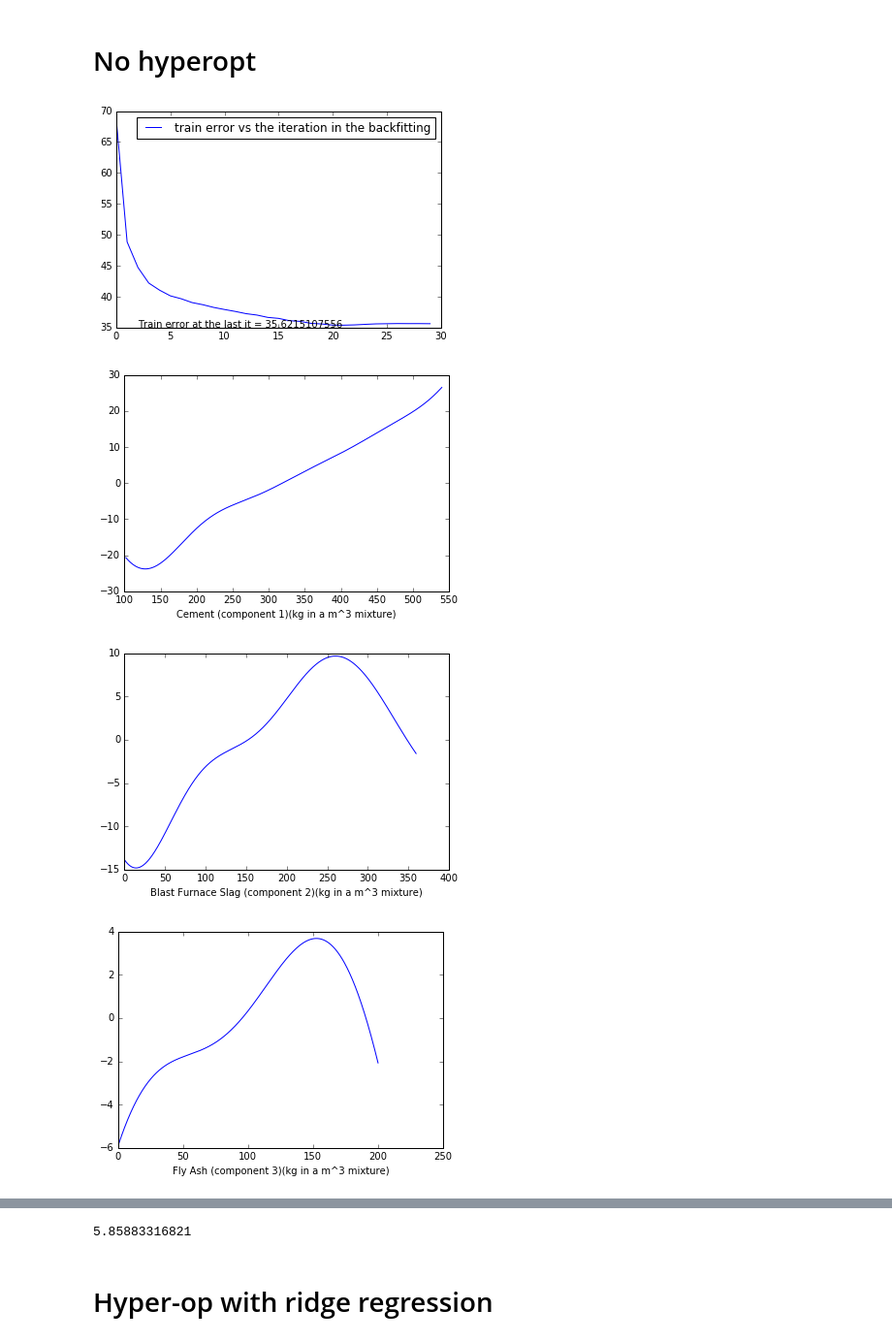
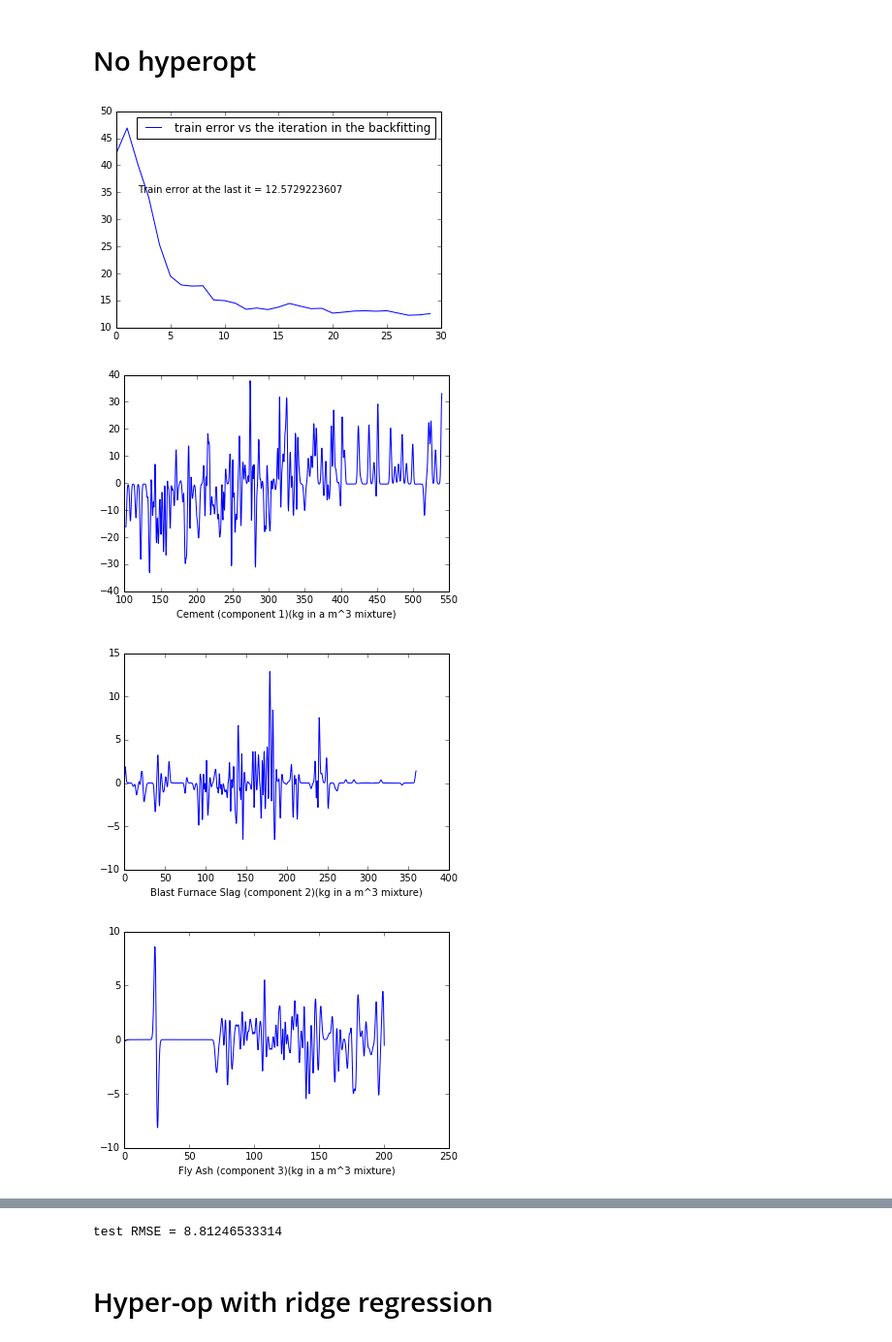
Before and after one commit to nicolasJouvin/GAM, a Jupyter notebook: Concrete.ipynb, the cells around one changed output, grey strips where cells are left out. Shown: that part at 97% size. Saved outputs shown, nothing was run; the diff lists cells and outputs as text; code cells hidden in the pictures.

```diff
--- a/Concrete.ipynb
+++ b/Concrete.ipynb
@@ -38,7 +38,9 @@ Y = df.iloc[:, 8].values - df.iloc[:,8].mean() #/ df.iloc[:, 8].std()
 p=8
 n=1030
 nugget = 1e-2
-kernel = C(1.)*RBF(100)
+kernel = C(1.)*RBF(1)
+
+np.random.seed(76)
 idx_train, idx_test = train_test_split(np.arange(0, n, 1),  train_size=0.7, random_state=0)
 n_train = len(idx_train)
 n_test = len(idx_test)
@@ -73,31 +75,27 @@ RMSE = 5.53846808371
 # %%
 smoothers = []
 for j in np.arange(0, p, 1):
     smoothers.append(GaussianProcessRegressor(alpha=nugget, kernel=clone(kernel), optimizer=None))
-    #smoothers.append(RandomForestRegressor(n_estimators=5, max_depth=10, n_jobs=-1))
-    #smoothers.append(svm.SVR(C=100))
-
-#smoothers[2].kernel.set_params(k1__constant_value = 30., k2__length_scale=30.)
 
 gam = GeneralizedAdditiveRegressor(smoothers, max_iter=30)
 gam.fit(X_train, Y_train)
 
 plt.plot(range(len(gam.rmse_)), gam.rmse_, label='train error vs the iteration in the backfitting')
 plt.legend(loc='best')
 plt.annotate('Train error at the last it = %s'%gam.rmse_[-1], xy=(2,35))
 plt.show()
 for j, feature in zip(range(p), df.columns) :
     xx = np.linspace(np.amin(X[idx_train, j]), np.amax(X[idx_train, j]), 1000).reshape(1000,1)
-    f_hat = gam.smoothers[j].predict(xx)
+    f_hat = gam.smoothers_[j].predict(xx)
     plt.plot(xx, f_hat - f_hat.mean())
     plt.xlabel(feature)
     plt.show()
 
 y_pred = gam.predict(X[idx_test])
 rmse = np.sqrt(met.mean_squared_error(y_pred - y_pred.mean(), Y_test - Y_test.mean()))
-print(rmse)
+print('test RMSE = %s'%rmse)
 # %% [output]
-[figure, old version]
+[figure, new version]
-[figure, old version]
+[figure, new version]
-[figure, old version]
+[figure, new version]
-[figure, old version]
+[figure, new version]
@@ -109,4 +107,4 @@ print(rmse)
-5.85883316821
+test RMSE = 8.81246533314
 # %% [markdown]
 # Hyper-op with ridge regression
 # %%
```
Also changed, not shown: parts of 3 cells of this notebook.
